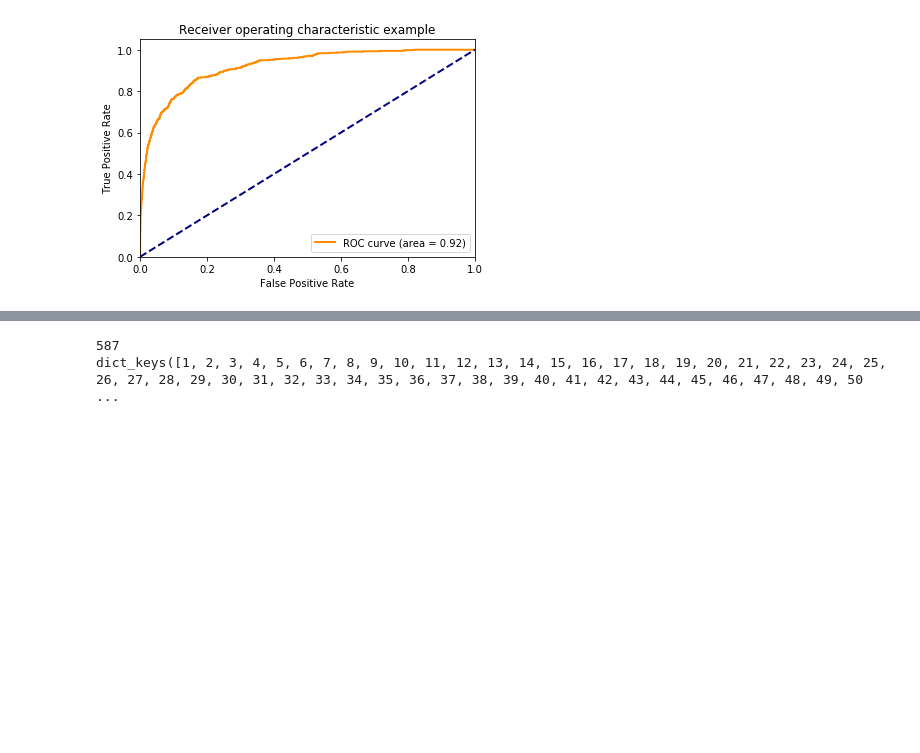
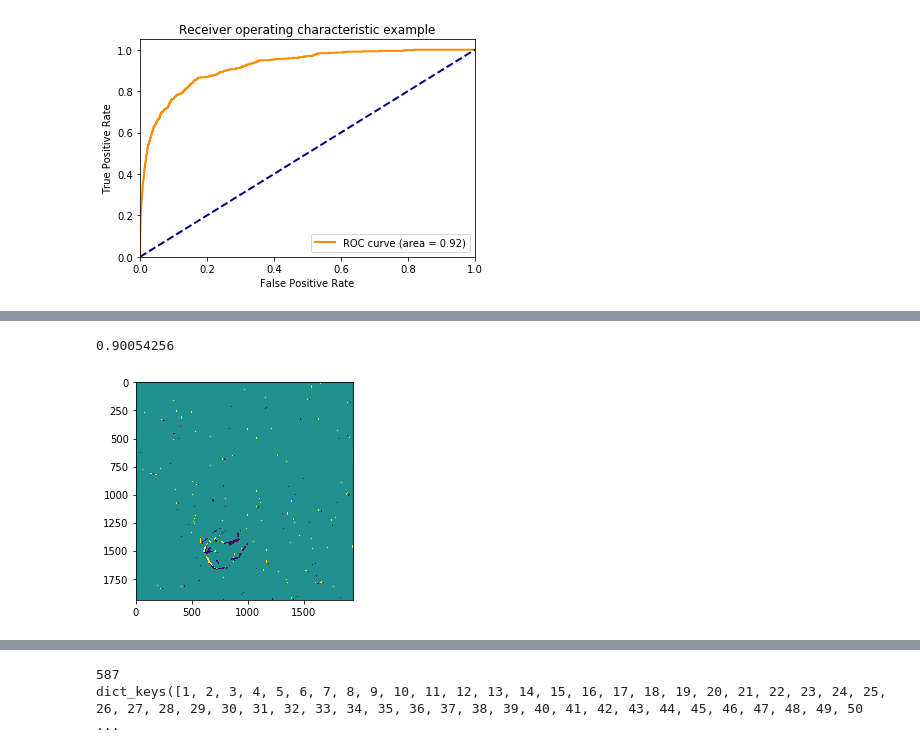
Before and after one commit to sebastianffx/stain_adversarial_learning, a Jupyter notebook: TUPAC_CNN_Train.ipynb, the cells around one changed output, grey strips where cells are left out. Cells and saved outputs as stored; diff of their text form; code cells hidden in the pictures; blank space fills up the shorter version.

```diff
--- a/TUPAC_CNN_Train.ipynb
+++ b/TUPAC_CNN_Train.ipynb
@@ -379,0 +433,5 @@ plt.imshow(ex_img)
+# %%
+start = time.time()
+all_probs = compute_probs_sliding_window_v1(model_mitosis,ex_img)
+end = time.time()
+print("Time for computing all dense predictions of a single image: " + str(end - start))
@@ -379,0 +467,6 @@ plt.imshow(ex_img)
+# %%
+plt.imshow(all_probs[:,:,1])
+np.max(all_probs[:,:,0])
+# %% [output]
+0.90054256
+[figure, added]
```
Also changed, not shown: parts of 40 cells of this notebook.
